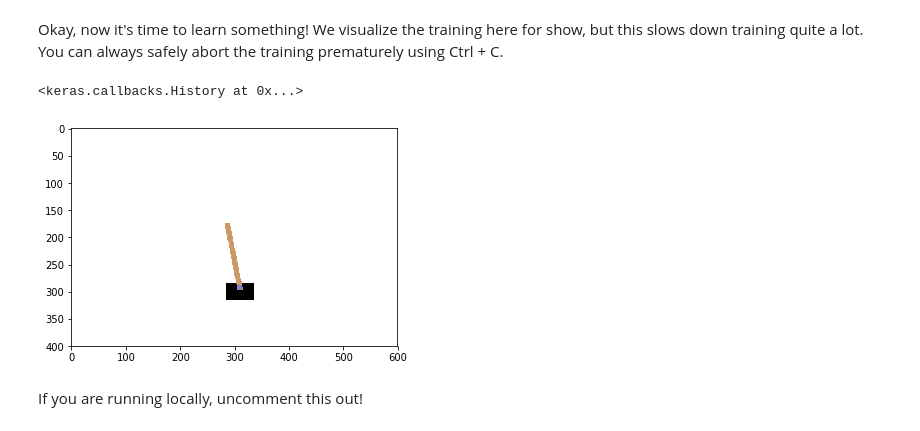
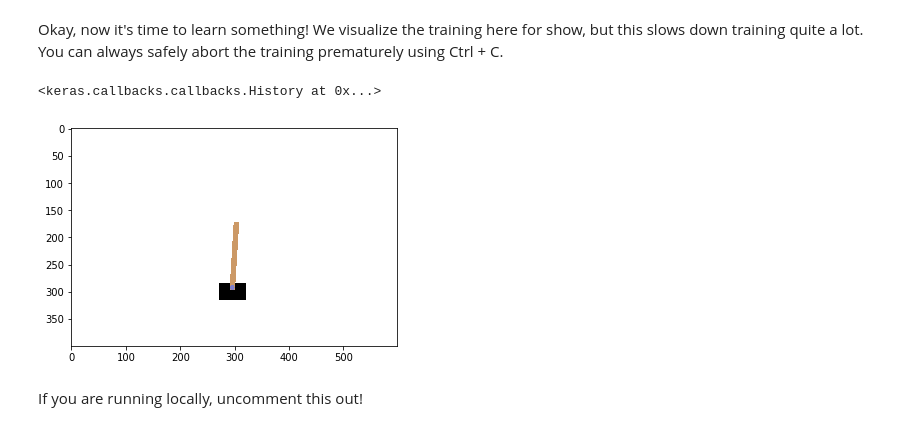
Before and after one commit to ypeleg/keras_rl_tutorial, a Jupyter notebook: 2.0.1 - Reinforcement Learning - Keras DQN.ipynb, the cells around one changed output. Drawn from its saved outputs; the diff is of its cells as text; code cells hidden in the pictures.

```diff
--- a/2.0.1 - Reinforcement Learning - Keras DQN.ipynb
+++ b/2.0.1 - Reinforcement Learning - Keras DQN.ipynb
@@ -419,10 +445,10 @@ slows down training quite a lot. You can always safely abort the training premat
 Ctrl + C.
 # %%
 # nb_steps represents the number of steps, you can try and change it
-dqn.fit(env, callbacks=[Render()], nb_steps=1000, log_interval=10000)
+sarsa.fit(env, callbacks=[Render()], nb_steps=1000, log_interval=10000)
 # %% [output]
-<keras.callbacks.History at 0x...>
+<keras.callbacks.callbacks.History at 0x...>
-[figure, old version]
+[figure, new version]
 # %% [markdown]
 If you are running locally, uncomment this out!
 # %%
```
Also changed, not shown: parts of 7 cells of this notebook.
